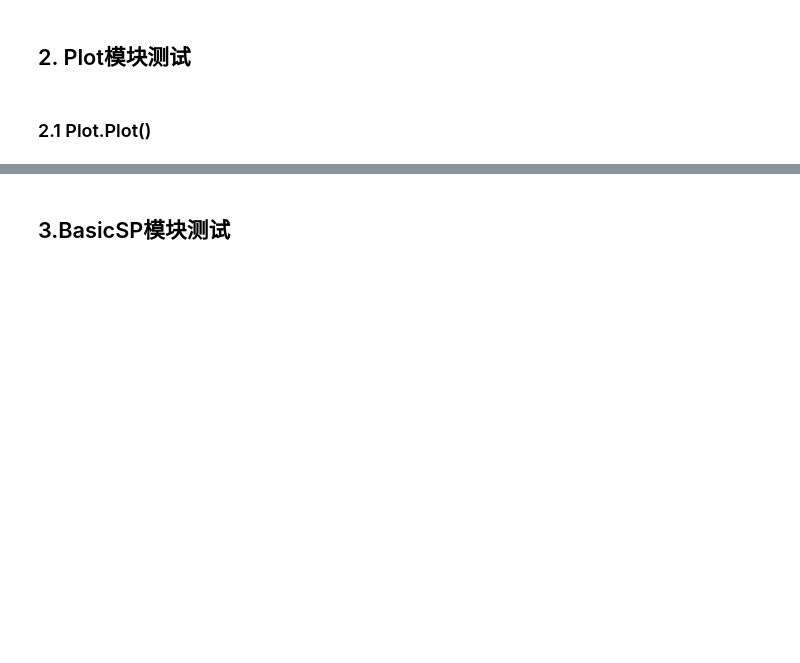
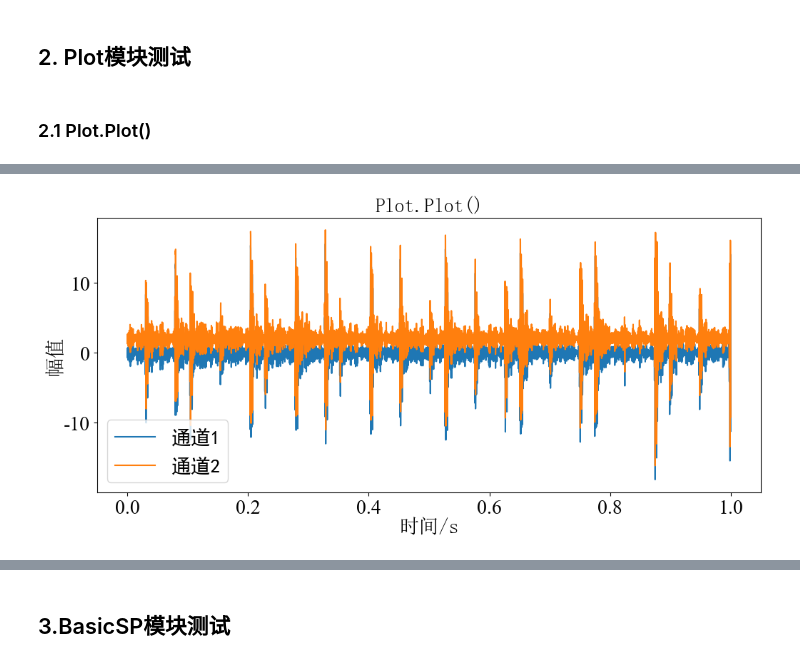
Before and after one commit to xcw1129/PySP, a Jupyter notebook: test.ipynb, the cells around one changed output, grey strips where cells are left out. Cells and saved outputs as stored; diff of their text form; code cells hidden in the pictures; blank space fills up the shorter version.

```diff
--- a/test.ipynb
+++ b/test.ipynb
@@ -237,0 +256,27 @@ except Exception as e:
+# %%
+from PySP.Plot_new import Plot
+from PySP.Signal import Signal
+
+try:
+    res = Signal(data=Data, fs=fs, label="测试信号")
+
+    class TestPlot(Plot):
+        def _custom_setup(self, Axis, Data):
+            for i, data in enumerate(Data):
+                self.axes.plot(Axis, data, label=f"通道{i+1}")
+            self.axes.legend()
+
+    def plot_Test(Axis, Data, **kwargs):
+        TestPlot(**kwargs).plot(Axis=Axis, Data=Data)
+
+    plot_Test(
+        Axis=res.t_Axis,
+        Data=np.array([res.data, res.data + 2]),
+        xlabel="时间/s",
+        ylabel="幅值",
+        title="Plot.Plot()",
+    )
+except Exception as e:
+    print(e)
+# %% [output]
+[figure, added]
```
Also changed, not shown: parts of 15 cells of this notebook.
